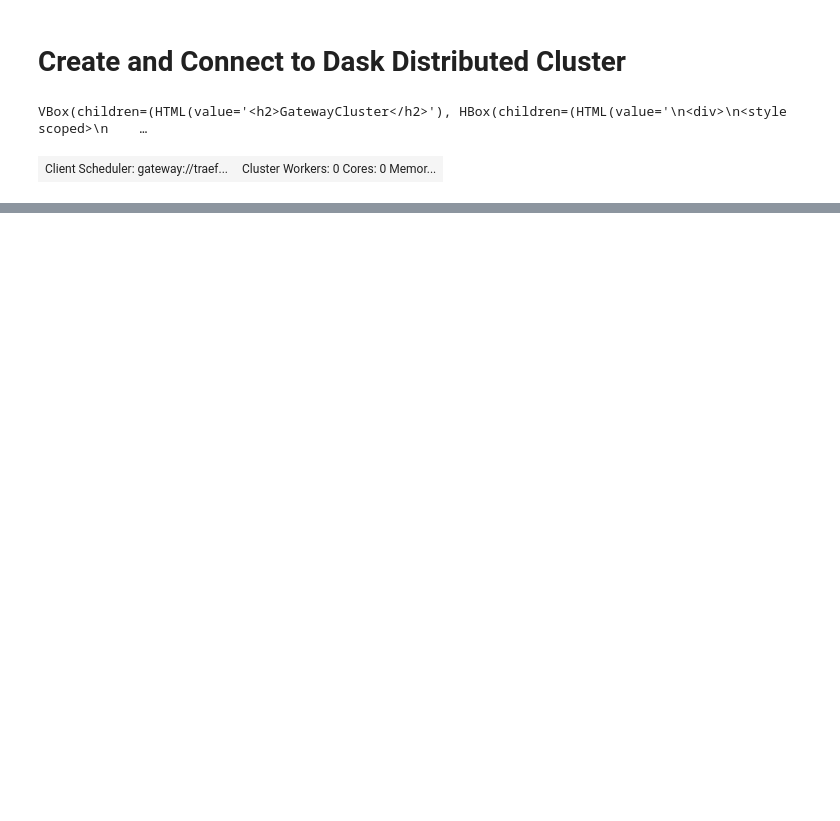
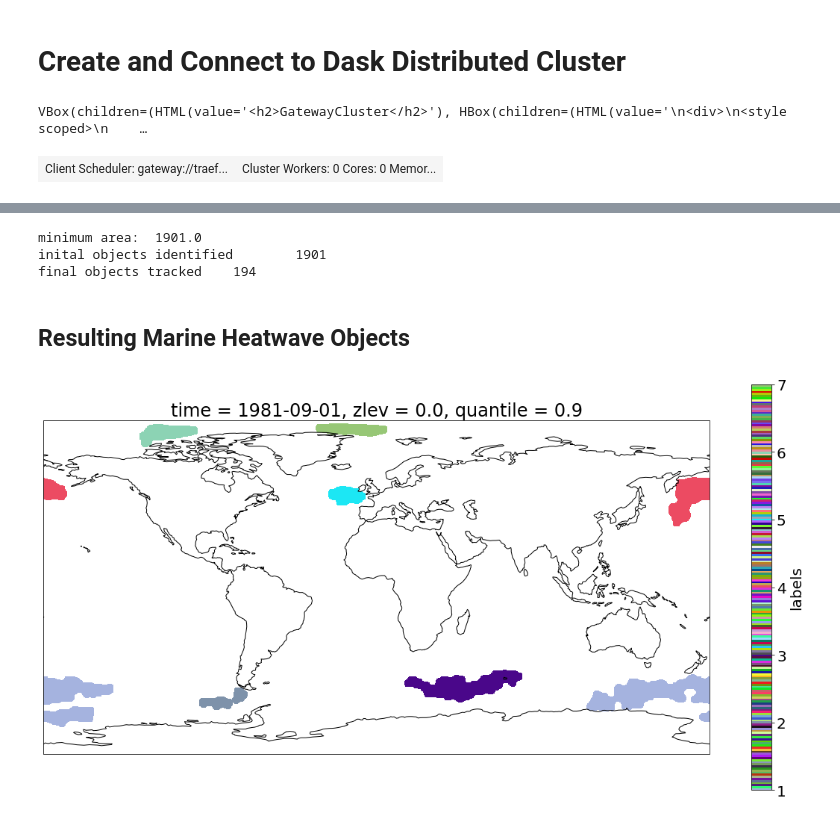
Before and after one commit to ocetrac/scipy2021-talk, a Jupyter notebook: index.ipynb, the cells around one changed output, grey strips where cells are left out. Cells and saved outputs as stored; diff of their text form; code cells hidden in the pictures; blank space fills up the shorter version.

```diff
--- a/index.ipynb
+++ b/index.ipynb
@@ -272,0 +317,3 @@ import ocetrac
+# %%
+%%time
+mask.load()
@@ -272,0 +336,19 @@ import ocetrac
+# %%
+# Set model parameters
+da = mhw_binary[:100,:,:]
+radius = 8
+min_size_quartile = 0.75
+xdim = 'lon'
+ydim = 'lat'
+# %%
+dat_slice = mhw_binary[:100,:,:]
+date_slice.load();
+# %%
+import ocetrac.model as oce
+
+Tracker =  oce.Tracker(date_slice, mask, radius, min_size_quartile, xdim, ydim)
+blobs = Tracker.track()
+# %% [output]
+minimum area:  1901.0
+inital objects identified        1901
+final objects tracked    194
@@ -273,3 +359,20 @@ import ocetrac
+# %% [markdown]
+## Resulting Marine Heatwave Objects
+# %%
+import matplotlib.pyplot as plt
+from matplotlib.colors import ListedColormap
+import cartopy.crs as ccrs
+import cartopy.feature as cfeature
+
+maxl = int(np.nanmax(blobs.values))
+cm = ListedColormap(np.random.random(size=(maxl, 3)).tolist())
+
+plt.rc('font', size=20); plt.figure(figsize=(20,10));
+ax = plt.axes(projection=ccrs.PlateCarree())
+blobs.isel(time=0).plot(transform=ccrs.PlateCarree(), cmap=cm)
+ax.coastlines(resolution='110m', color='black', linewidth=1); ax.add_feature(cfeature.LAND, facecolor='w');
+# %% [output]
+[figure, added]
 # %%
 # Feature Extraction
 
```
Also changed, not shown: parts of 36 cells of this notebook, 3 other files.
